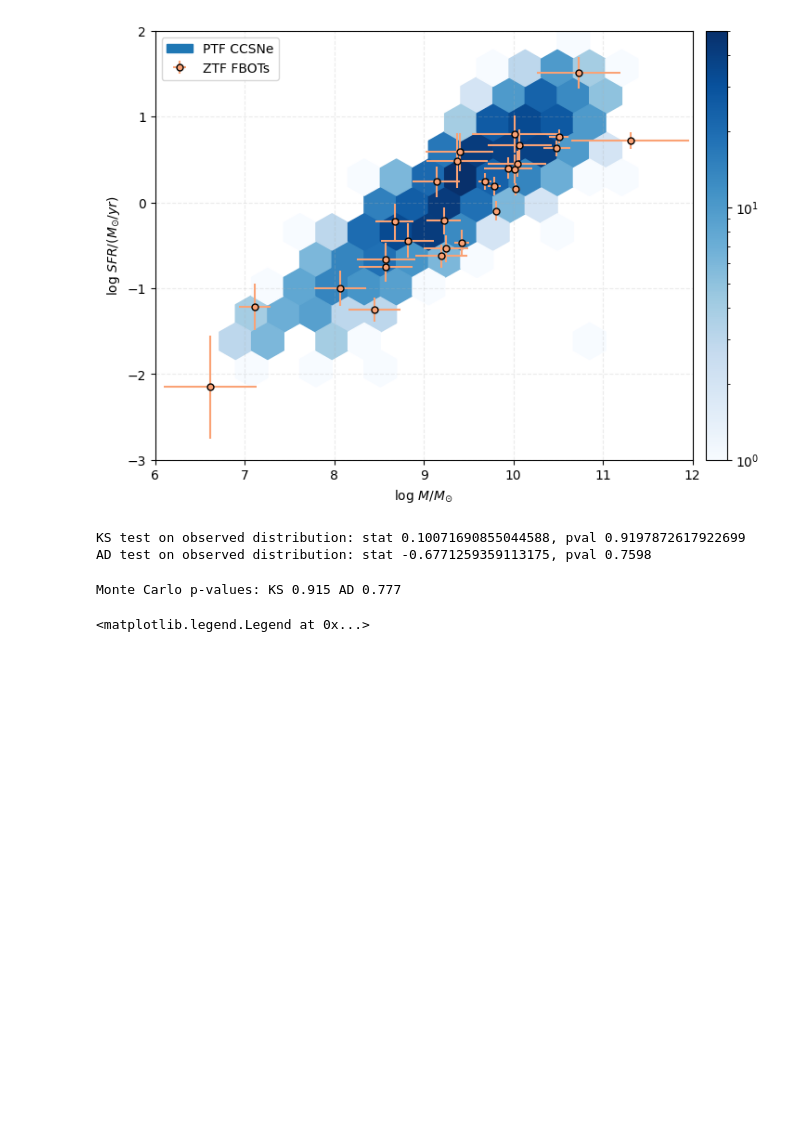
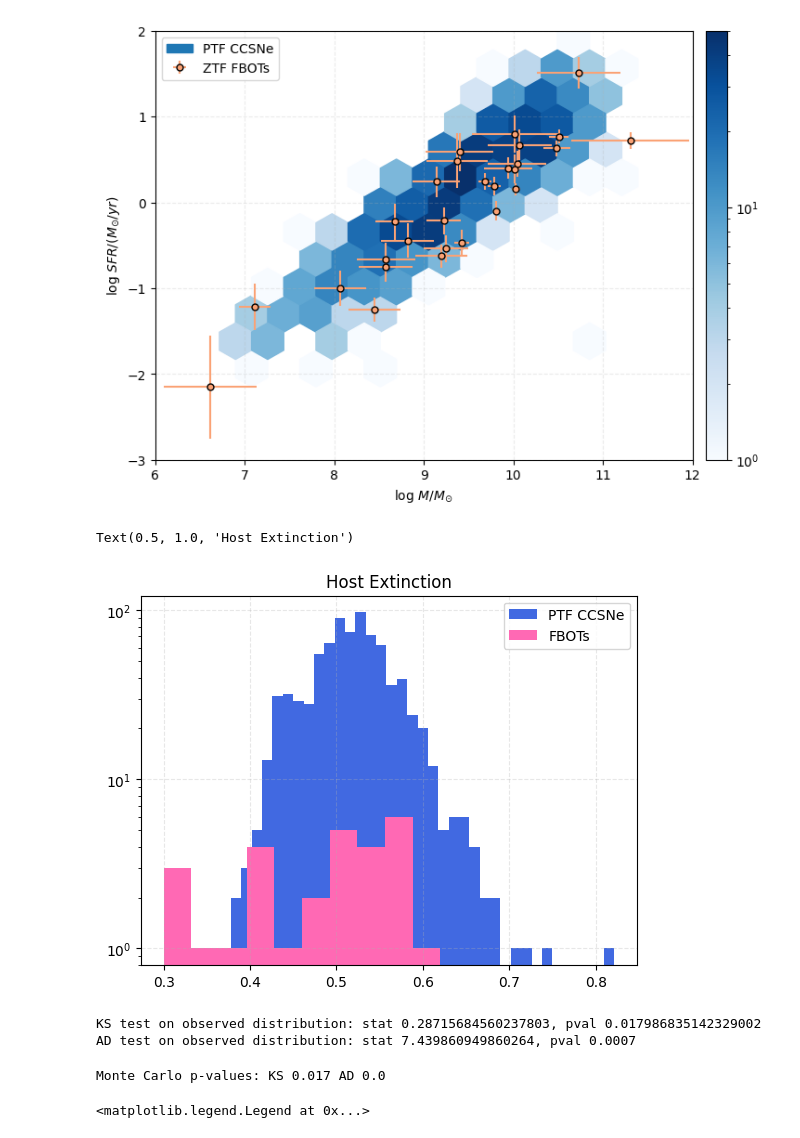
Before and after one commit to aswinsuresh24/sne_hosts, a Jupyter notebook: hosts.ipynb, the cells around one changed output. Drawn from its saved outputs; the diff is of its cells as text; code cells hidden in the pictures; blank space fills up the shorter version.

Commit message:
monte carlo sfr and ebv

```diff
--- a/hosts.ipynb
+++ b/hosts.ipynb
@@ -381,6 +381,16 @@ ax.set_ylim(-3, 2)
 # %% [output]
 (-3.0, 2.0)
 [figure]
+# %%
+plt.hist(sne_results['bayes.attenuation.ebvs_old_factor'], bins = 40, color = 'royalblue', label = 'PTF CCSNe')
+plt.hist(fbot_results['bayes.attenuation.ebvs_old_factor'], bins = 10, color = 'hotpink', label = 'FBOTs')
+plt.yscale('log')
+plt.grid(linestyle = '--', alpha = 0.3)
+plt.legend()
+plt.title('Host Extinction')
+# %% [output]
+Text(0.5, 1.0, 'Host Extinction')
+[figure, added]
 # %%
 def monte_carlo_sims_1d(fbot_pop_var, sne_pop_var, nsim = 1000):
     len_samp = len(fbot_pop_var)
@@ -412,11 +422,11 @@ def monte_carlo_sims_1d(fbot_pop_var, sne_pop_var, nsim = 1000):
 
     return mc_stats, ks_pval, ad_pval
 # %%
-mc_stats, ks_pval, ad_pval = monte_carlo_sims_1d(np.log10(fbot_results['bayes.stellar.m_star']), np.log10(sne_results['bayes.stellar.m_star']))
+mc_stats, ks_pval, ad_pval = monte_carlo_sims_1d(np.log10(fbot_results['bayes.attenuation.ebvs_old_factor']), np.log10(sne_results['bayes.attenuation.ebvs_old_factor']))
 # %% [output]
-KS test on observed distribution: stat 0.10071690855044588, pval 0.9197872617922699
-AD test on observed distribution: stat -0.6771259359113175, pval 0.7598
+KS test on observed distribution: stat 0.28715684560237803, pval 0.017986835142329002
+AD test on observed distribution: stat 7.439860949860264, pval 0.0007
-Monte Carlo p-values: KS 0.915 AD 0.777
+Monte Carlo p-values: KS 0.017 AD 0.0
 # %%
 plt.hist(mc_stats['AD'], bins = 30, color = 'royalblue', label = 'Monte Carlo samples')
 plt.axvline(-0.6771259359113175, linestyle = '--', alpha = 1, color = 'black', label = 'observed FBOTs')
```
Also changed, not shown: parts of 2 cells of this notebook, 1 other file.
